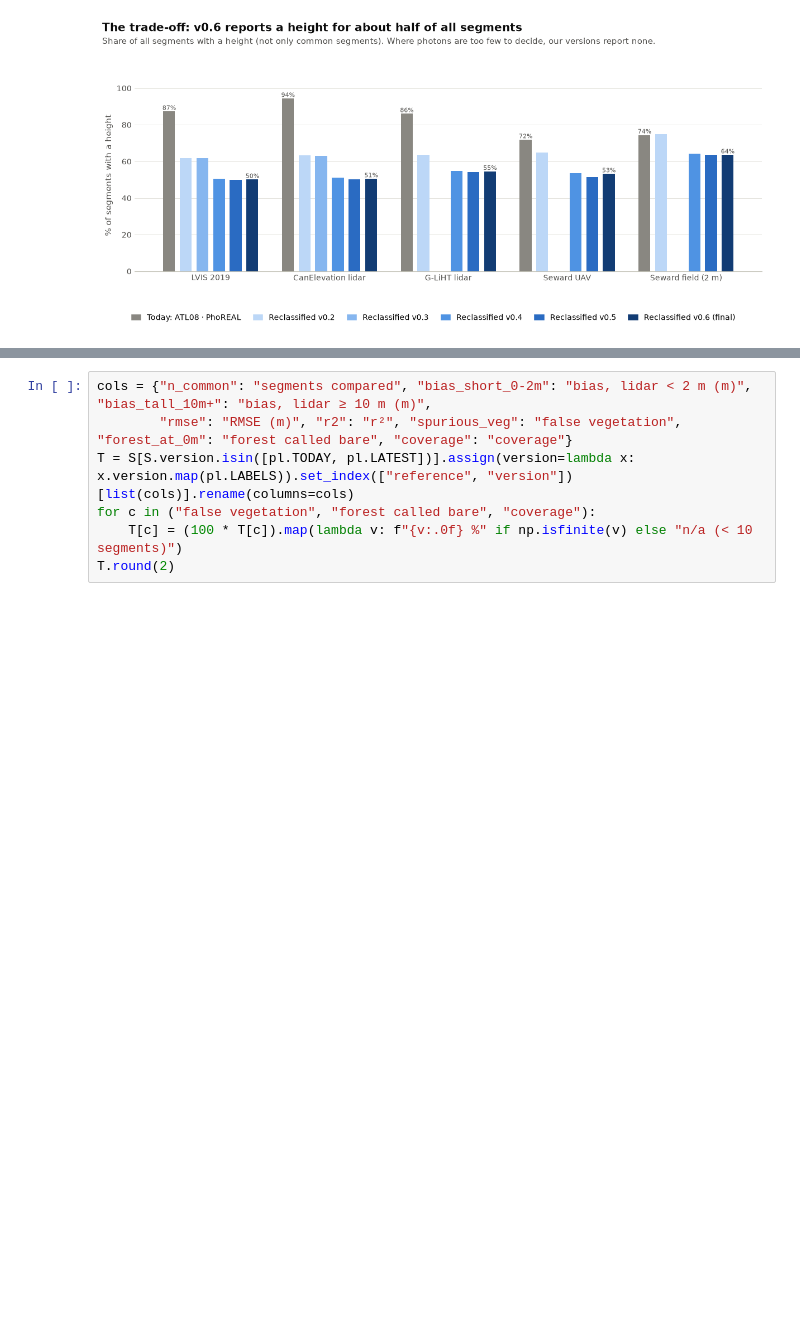
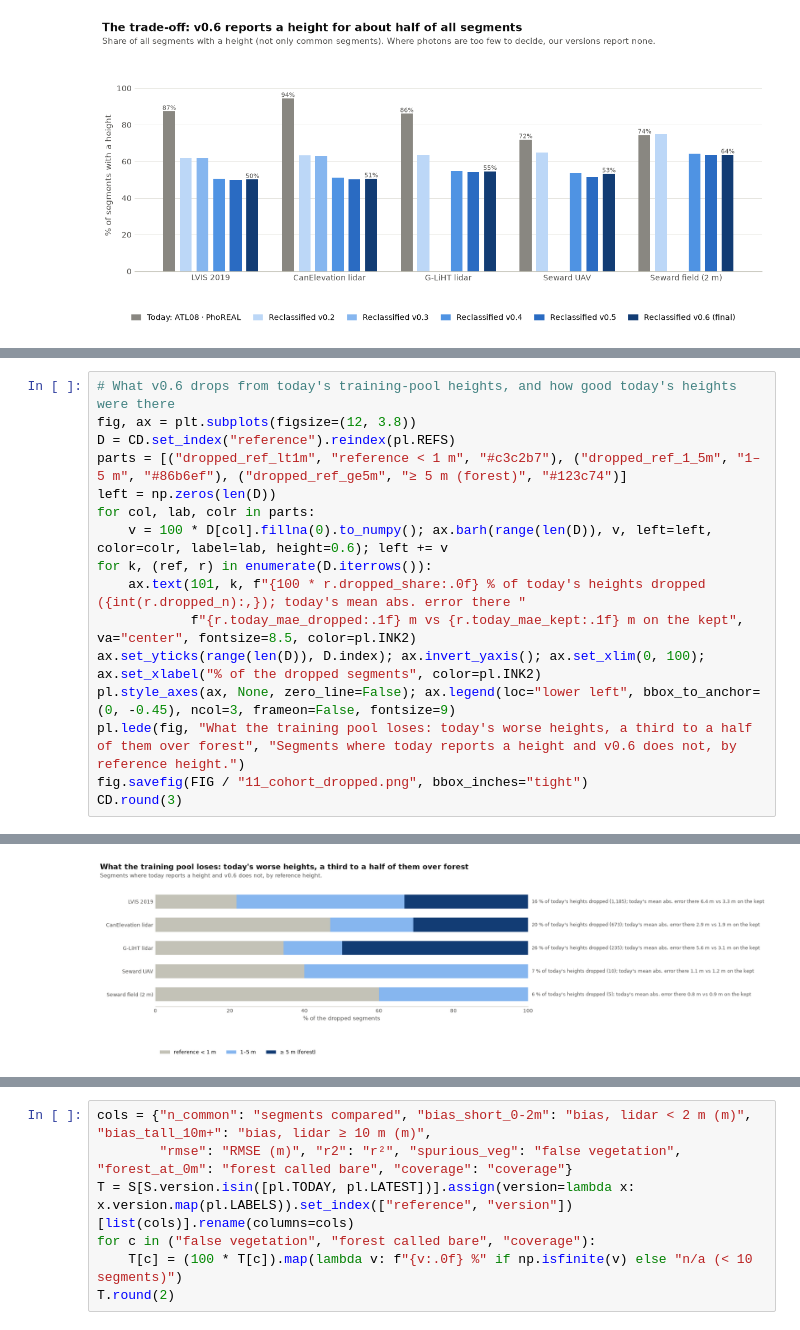
Before and after one commit to pahbs/circumpolar_boreal_trends, a Jupyter notebook: notebooks/atl03_reclass/11_validation_summary_for_presentation.ipynb, the cells around one changed output, grey strips where cells are left out. Saved outputs shown, nothing was run; the diff lists cells and outputs as text; blank space fills up the shorter version.

```diff
--- a/notebooks/atl03_reclass/11_validation_summary_for_presentation.ipynb
+++ b/notebooks/atl03_reclass/11_validation_summary_for_presentation.ipynb
@@ -194,0 +267,17 @@ fig.tight_layout(rect=(0, 0, 1, 0.86)); fig.savefig(FIG / "11_coverage.png", bbo
+# %%
+# What v0.6 drops from today's training-pool heights, and how good today's heights were there
+fig, ax = plt.subplots(figsize=(12, 3.8))
+D = CD.set_index("reference").reindex(pl.REFS)
+parts = [("dropped_ref_lt1m", "reference < 1 m", "#c3c2b7"), ("dropped_ref_1_5m", "1–5 m", "#86b6ef"), ("dropped_ref_ge5m", "≥ 5 m (forest)", "#123c74")]
+left = np.zeros(len(D))
+for col, lab, colr in parts:
+    v = 100 * D[col].fillna(0).to_numpy(); ax.barh(range(len(D)), v, left=left, color=colr, label=lab, height=0.6); left += v
+for k, (ref, r) in enumerate(D.iterrows()):
+    ax.text(101, k, f"{100 * r.dropped_share:.0f} % of today's heights dropped ({int(r.dropped_n):,}); today's mean abs. error there "
+            f"{r.today_mae_dropped:.1f} m vs {r.today_mae_kept:.1f} m on the kept", va="center", fontsize=8.5, color=pl.INK2)
+ax.set_yticks(range(len(D)), D.index); ax.invert_yaxis(); ax.set_xlim(0, 100); ax.set_xlabel("% of the dropped segments", color=pl.INK2)
+pl.style_axes(ax, None, zero_line=False); ax.legend(loc="lower left", bbox_to_anchor=(0, -0.45), ncol=3, frameon=False, fontsize=9)
+pl.lede(fig, "What the training pool loses: today's worse heights, a third to a half of them over forest", "Segments where today reports a height and v0.6 does not, by reference height.")
+fig.savefig(FIG / "11_cohort_dropped.png", bbox_inches="tight")
+CD.round(3)
+# %% [output]
@@ -194,0 +290 @@ fig.tight_layout(rect=(0, 0, 1, 0.86)); fig.savefig(FIG / "11_coverage.png", bbo
+[figure, added]
```
Also changed, not shown: parts of 8 cells of this notebook, 11 other files.
